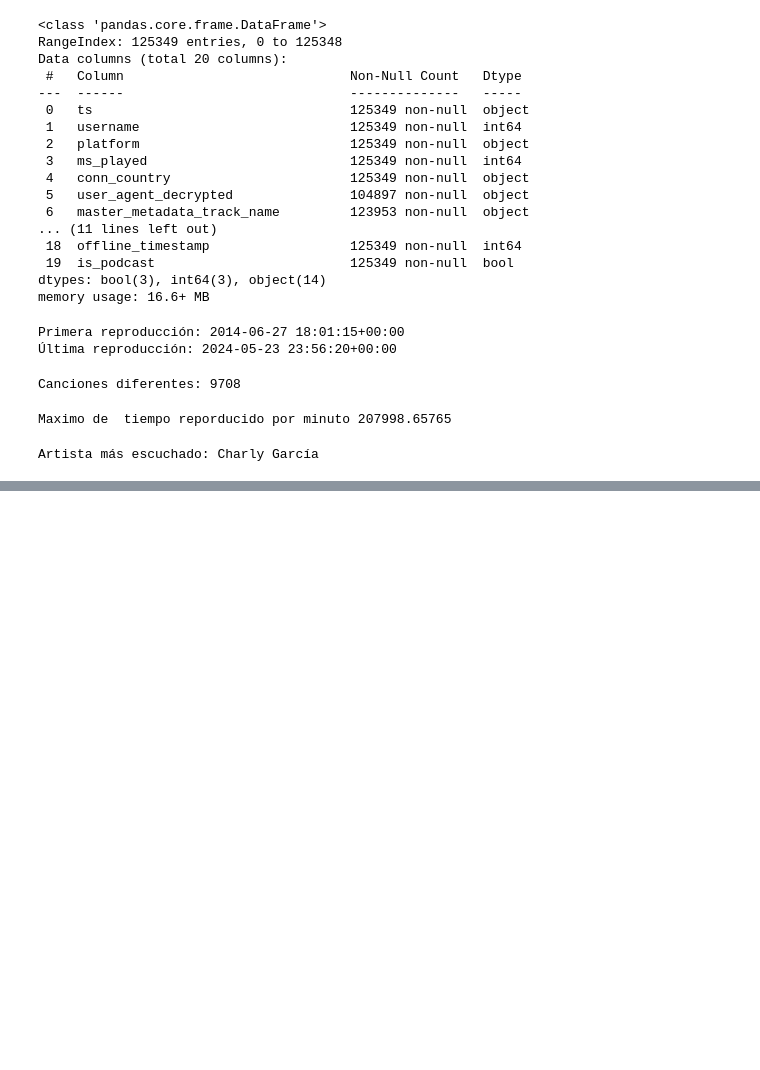
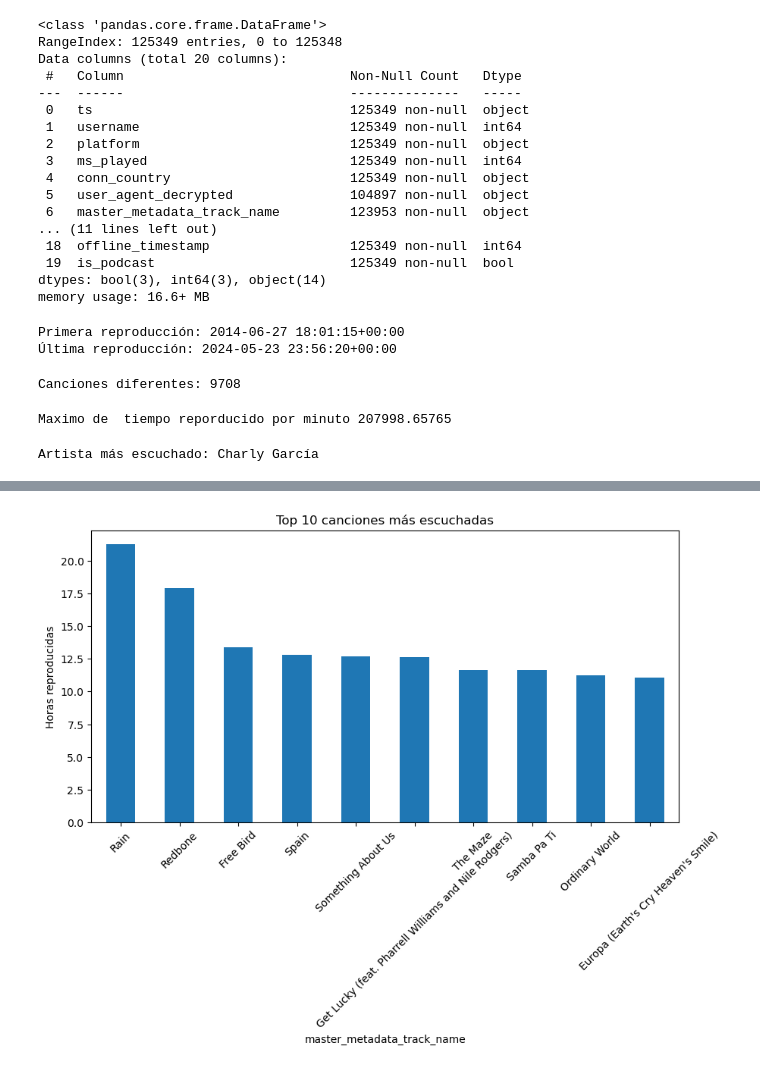
Before and after one commit to matid2710/TP_Spotify_Dobisky_szczupak, a Jupyter notebook: TP_spotify.ipynb, the cells around one changed output, grey strips where cells are left out. Drawn from its saved outputs; the diff is of its cells as text; code cells hidden in the pictures; blank space fills up the shorter version.

```diff
--- a/TP_spotify.ipynb
+++ b/TP_spotify.ipynb
@@ -108,0 +131,13 @@ cancione mas escuchadas:  Rain
+# %%
+top10_canciones = canciones.groupby("master_metadata_track_name")["ms_played"].sum().sort_values(ascending=False).head(10)
+
+top10_canciones = top10_canciones / (1000 * 60 * 60)
+
+plt.figure(figsize=(10, 5))
+top10_canciones.plot(kind="bar")
+plt.title("Top 10 canciones más escuchadas")
+plt.ylabel("Horas reproducidas")
+plt.xticks(rotation=45)
+plt.show()
+# %% [output]
+[figure, added]
```
Also changed, not shown: parts of 5 cells of this notebook.
